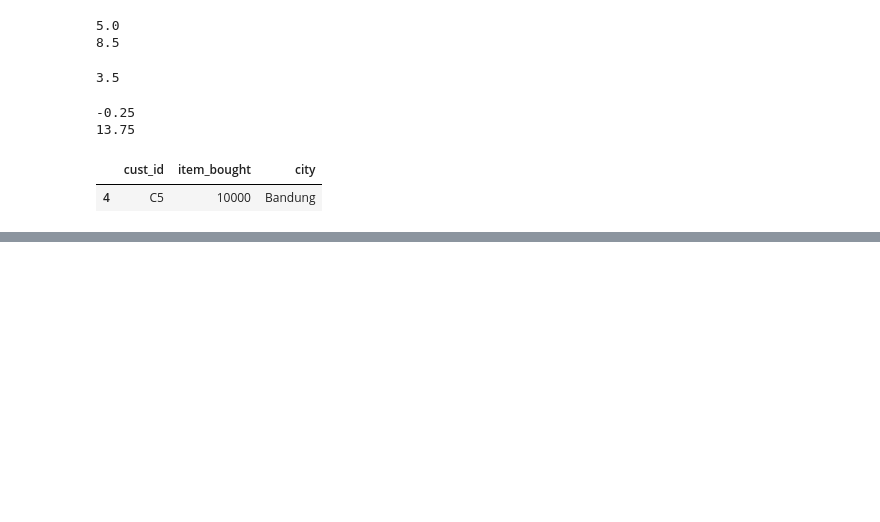
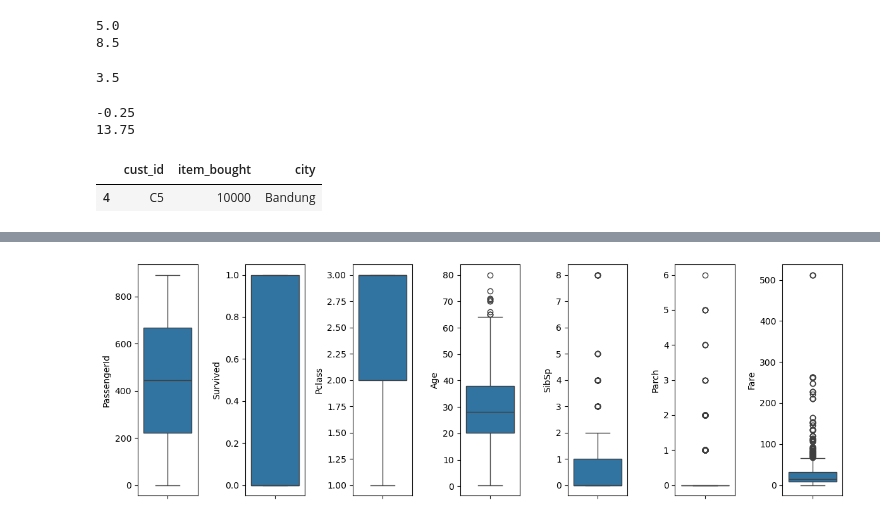
Before and after one commit to jayasaptr/belajar-python, a Jupyter notebook: part6.ipynb, the cells around one changed output, grey strips where cells are left out. Cells and saved outputs as stored; diff of their text form; code cells hidden in the pictures; blank space fills up the shorter version.

Commit message:
univariate & multivariate data

```diff
--- a/part6.ipynb
+++ b/part6.ipynb
@@ -198,0 +216,3 @@ df[(df["item_bought"] < fence_low) | (df["item_bought"] > fence_high)]
+# %%
+df = pd.read_csv("titanic.csv")
+df
@@ -198,0 +269,16 @@ df[(df["item_bought"] < fence_low) | (df["item_bought"] > fence_high)]
+# %%
+##boxplot
+##boxplot adalah visualisasi untuk melihat outlier
+##outlier adalah data yang jauh dari data lain contohnya 1.5x IQR
+num_dtype = ["int32", "int64", "float32", "float64"]
+
+df_num = df.select_dtypes(num_dtype)
+num_col = df_num.columns
+# %%
+plt.figure(figsize=(12, 4))
+for i in range(len(num_col)):
+    plt.subplot(1, len(num_col), i + 1)
+    sns.boxplot(y= num_col[i], data=df, orient="v")
+    plt.tight_layout()
+# %% [output]
+[figure, added]
```
Also changed, not shown: parts of 15 cells of this notebook, 1 other file.
